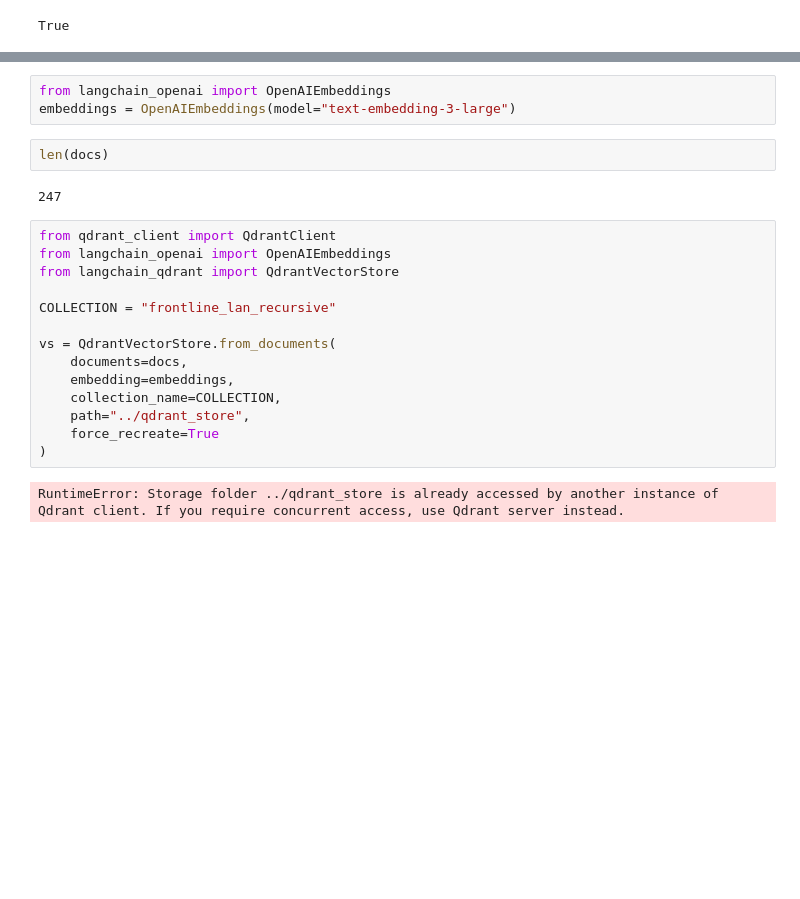
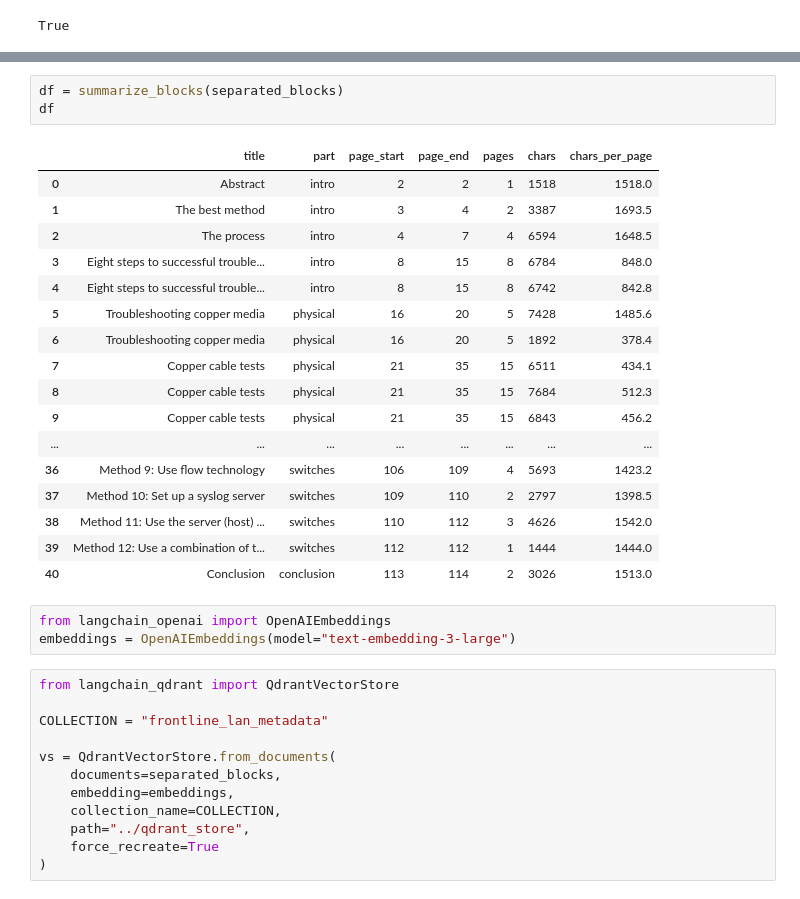
Before and after one commit to naoto-tanaka-prodapt/network-eng-assistant, a Jupyter notebook: scripts/insert_vector_db.ipynb, the cells around one changed output, grey strips where cells are left out. Saved outputs shown, nothing was run; the diff lists cells and outputs as text; blank space fills up the shorter version.

```diff
--- a/scripts/insert_vector_db.ipynb
+++ b/scripts/insert_vector_db.ipynb
@@ -27,26 +229,39 @@ True
+# %%
+df = summarize_blocks(separated_blocks)
+df
+# %% [output]
+|  | title | part | page_start | page_end | pages | chars | chars_per_page |
+| 0 | Abstract | intro | 2 | 2 | 1 | 1518 | 1518.0 |
+| 1 | The best method | intro | 3 | 4 | 2 | 3387 | 1693.5 |
+| 2 | The process | intro | 4 | 7 | 4 | 6594 | 1648.5 |
+| 3 | Eight steps to successful trouble... | intro | 8 | 15 | 8 | 6784 | 848.0 |
+| 4 | Eight steps to successful trouble... | intro | 8 | 15 | 8 | 6742 | 842.8 |
+| 5 | Troubleshooting copper media | physical | 16 | 20 | 5 | 7428 | 1485.6 |
+| 6 | Troubleshooting copper media | physical | 16 | 20 | 5 | 1892 | 378.4 |
+| 7 | Copper cable tests | physical | 21 | 35 | 15 | 6511 | 434.1 |
+| 8 | Copper cable tests | physical | 21 | 35 | 15 | 7684 | 512.3 |
+| 9 | Copper cable tests | physical | 21 | 35 | 15 | 6843 | 456.2 |
+| ... | ... | ... | ... | ... | ... | ... | ... |
+| 36 | Method 9: Use flow technology | switches | 106 | 109 | 4 | 5693 | 1423.2 |
+| 37 | Method 10: Set up a syslog server | switches | 109 | 110 | 2 | 2797 | 1398.5 |
+| 38 | Method 11: Use the server (host) ... | switches | 110 | 112 | 3 | 4626 | 1542.0 |
+| 39 | Method 12: Use a combination of t... | switches | 112 | 112 | 1 | 1444 | 1444.0 |
+| 40 | Conclusion | conclusion | 113 | 114 | 2 | 3026 | 1513.0 |
 # %%
 from langchain_openai import OpenAIEmbeddings
 embeddings = OpenAIEmbeddings(model="text-embedding-3-large")
-# %%
-len(docs)
-# %% [output]
-247
 # %%
-from qdrant_client import QdrantClient
-from langchain_openai import OpenAIEmbeddings
 from langchain_qdrant import QdrantVectorStore
 
-COLLECTION = "frontline_lan_recursive"
+COLLECTION = "frontline_lan_metadata"
 
 vs = QdrantVectorStore.from_documents(
-    documents=docs,
+    documents=separated_blocks,
     embedding=embeddings,
     collection_name=COLLECTION,
     path="../qdrant_store",
     force_recreate=True
 )
-# %% [output]
-RuntimeError: Storage folder ../qdrant_store is already accessed by another instance of Qdrant client. If you require concurrent access, use Qdrant server instead.
 # %%
 query = "ネットワークが遅い。まず何を確認すべき？"
 
```
Also changed, not shown: parts of 9 cells of this notebook, 2 other files.
